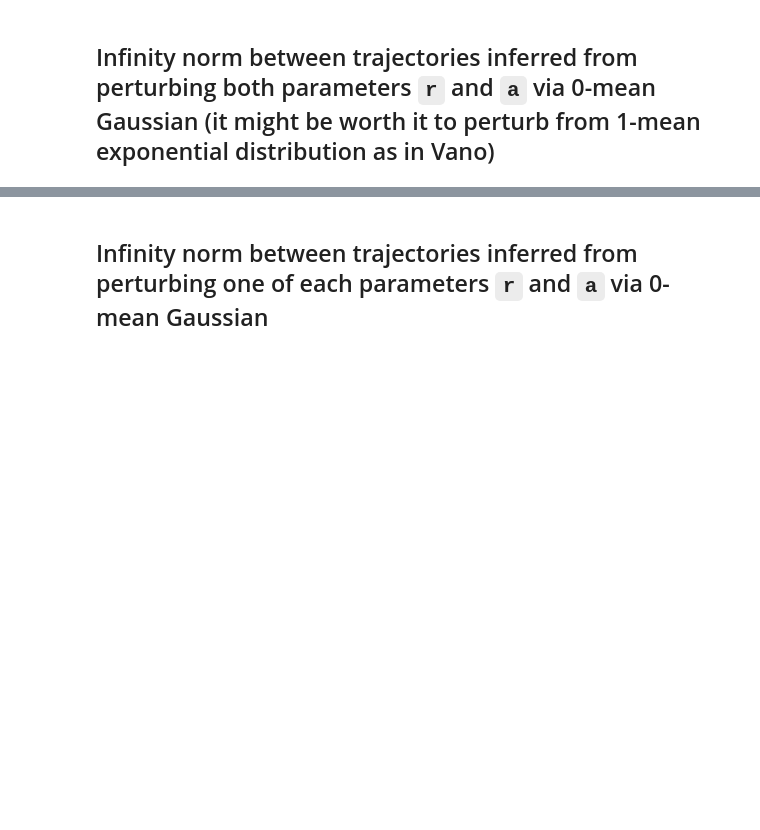
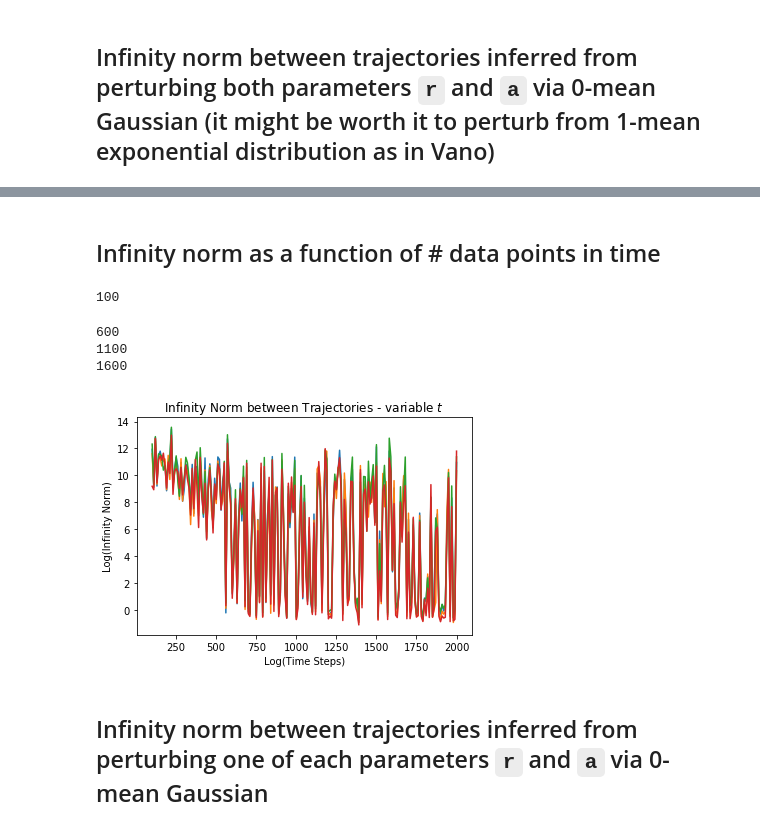
Before and after one commit to alexanderwhatley/am_205_final_project, a Jupyter notebook: Richard's Notebook.ipynb, the cells around one changed output, grey strips where cells are left out. Drawn from its saved outputs; the diff is of its cells as text; code cells hidden in the pictures; blank space fills up the shorter version.

Commit message:
Jank data throw out

```diff
--- a/Richard's Notebook.ipynb
+++ b/Richard's Notebook.ipynb
@@ -200,6 +227,72 @@ plt.xlabel('Log(Noise Level)')
 plt.ylabel('Log(Infinity Norm)')
 plt.savefig('r_a.png')
 plt.show()
+# %% [markdown]
+## Infinity norm as a function of # data points in time
+# %%
+r = true_r.copy()
+a = true_a.copy()
+diff = []
+
+time_steps = np.arange(100, 2001, 500)
+
+for num_points in time_steps:
+    print(num_points)
+    num_points = np.floor(num_points)
+    t = np.linspace(0, 100, num_points)
+
+    initials = [[] for _ in range(10)]
+    for i in range(10):
+        total = 0
+        while total < 5:
+            x0 = np.random.uniform(-2, 2, 4)
+            x_temp, dx_temp = Lotka_Volterra(x0, r, a, t)
+            if np.max(np.abs(x_temp)) > 10 or np.any(np.isnan(x_temp)) or np.all(x_temp == 0):
+                continue
+            total += 1
+            initials[i].append(x0)
+
+    i = 0
+    points_diff = []
+    while i < 10:
+        x, dx = [], []
+        for x0 in initials[i]:
+            x_temp, dx_temp = Lotka_Volterra(x0, r, a, t)
+            x.append(x_temp)
+            dx.append(dx_temp)
+
+        x, dx = np.concatenate(x), np.concatenate(dx)
+        library = PolynomialFeatures(degree=2, include_bias=True)
+        Theta = library.fit_transform(x)
+        n_lib = library.n_output_features_
+        A = block_diag(Theta, Theta, Theta, Theta)
+        b = dx.flatten(order='F')
+        shols = sindy(l1=0.01, solver='lstsq')
+        try:
+            shols.fit(A, b)
+        except:
+            continue
+        for x0 in initials[i]:
+            x_ident = odeint(Identified_Model, x0, t, args=(library, shols))
+            inf_norm = np.max(np.abs(x_ident.T - x_temp.T), axis=1)
+            if not (np.any(inf_norm > 10**5)):
+                break
+        points_diff.append(inf_norm)
+        i += 1
+    diff.append(np.mean(points_diff, axis=0))
+# %% [output]
+100
+600
+1100
+1600
+# %%
+plt.plot(time_steps, np.log10(diff))
+plt.title('Infinity Norm between Trajectories - variable $t$')
+plt.xlabel('Log(Time Steps)')
+plt.ylabel('Log(Infinity Norm)')
+plt.show()
+# %% [output]
+[figure, added]
 # %% [markdown]
 ## Infinity norm between trajectories inferred from perturbing one of each parameters `r` and `a` via 0-mean Gaussian
 # %%
```
Also changed, not shown: parts of 6 cells of this notebook, 1 other file.
